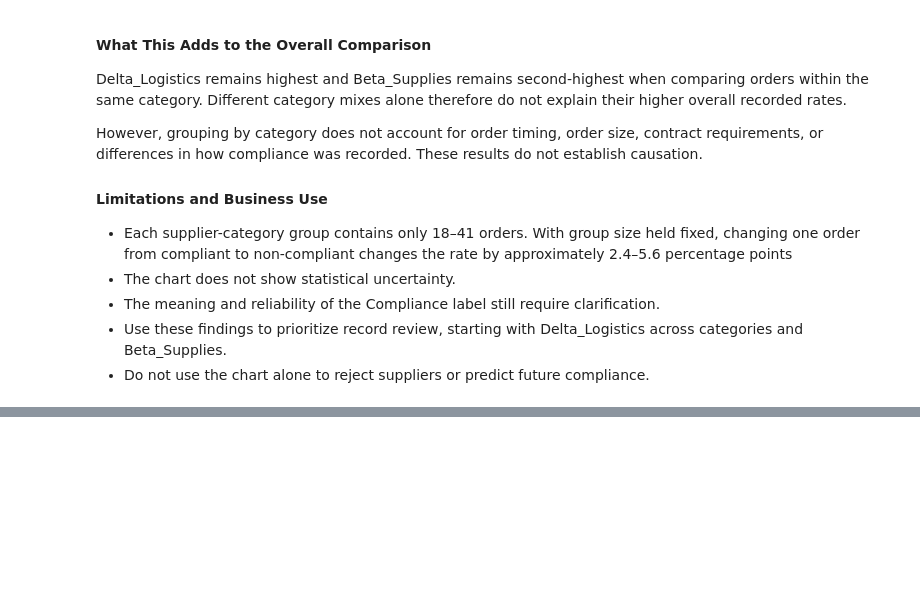
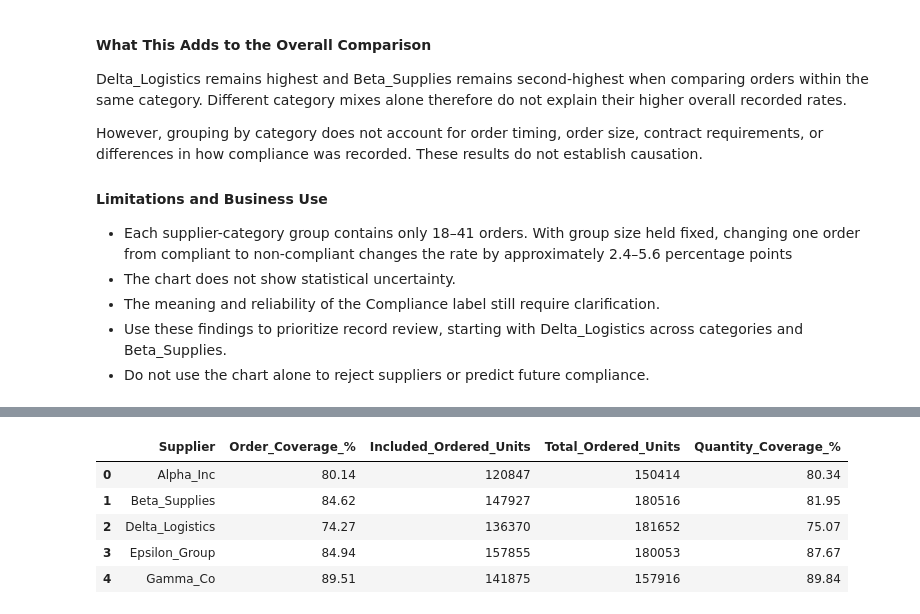
Before and after one commit to ahmasaidMDT/procuresight-ai, a Jupyter notebook: notebooks/03_supplier_analytics.ipynb, the cells around one changed output, grey strips where cells are left out. Saved outputs shown, nothing was run; the diff lists cells and outputs as text; code cells hidden in the pictures; blank space fills up the shorter version.

```diff
--- a/notebooks/03_supplier_analytics.ipynb
+++ b/notebooks/03_supplier_analytics.ipynb
@@ -430,0 +645,40 @@ was recorded. These results do not establish causation.
+# %%
+# Total ordered units, including orders with unknown defect counts.
+total_units = (
+    supplier_df.groupby("Supplier", dropna=False)["Quantity"]
+    .sum()
+    .rename("Total_Ordered_Units")
+)
+
+defect_coverage = defect_summary.merge(
+    total_units.reset_index(),
+    on="Supplier",
+    validate="one_to_one",
+)
+
+defect_coverage["Quantity_Coverage_%"] = (
+    100
+    * defect_coverage["Included_Ordered_Units"].fillna(0)
+    / defect_coverage["Total_Ordered_Units"].where(
+        defect_coverage["Total_Ordered_Units"] > 0
+    )
+)
+
+display(
+    defect_coverage[
+        [
+            "Supplier",
+            "Order_Coverage_%",
+            "Included_Ordered_Units",
+            "Total_Ordered_Units",
+            "Quantity_Coverage_%",
+        ]
+    ].round(2)
+)
+# %% [output]
+|  | Supplier | Order_Coverage_% | Included_Ordered_Units | Total_Ordered_Units | Quantity_Coverage_% |
+| 0 | Alpha_Inc | 80.14 | 120847 | 150414 | 80.34 |
+| 1 | Beta_Supplies | 84.62 | 147927 | 180516 | 81.95 |
+| 2 | Delta_Logistics | 74.27 | 136370 | 181652 | 75.07 |
+| 3 | Epsilon_Group | 84.94 | 157855 | 180053 | 87.67 |
+| 4 | Gamma_Co | 89.51 | 141875 | 157916 | 89.84 |
```
Also changed, not shown: parts of 10 cells of this notebook.
